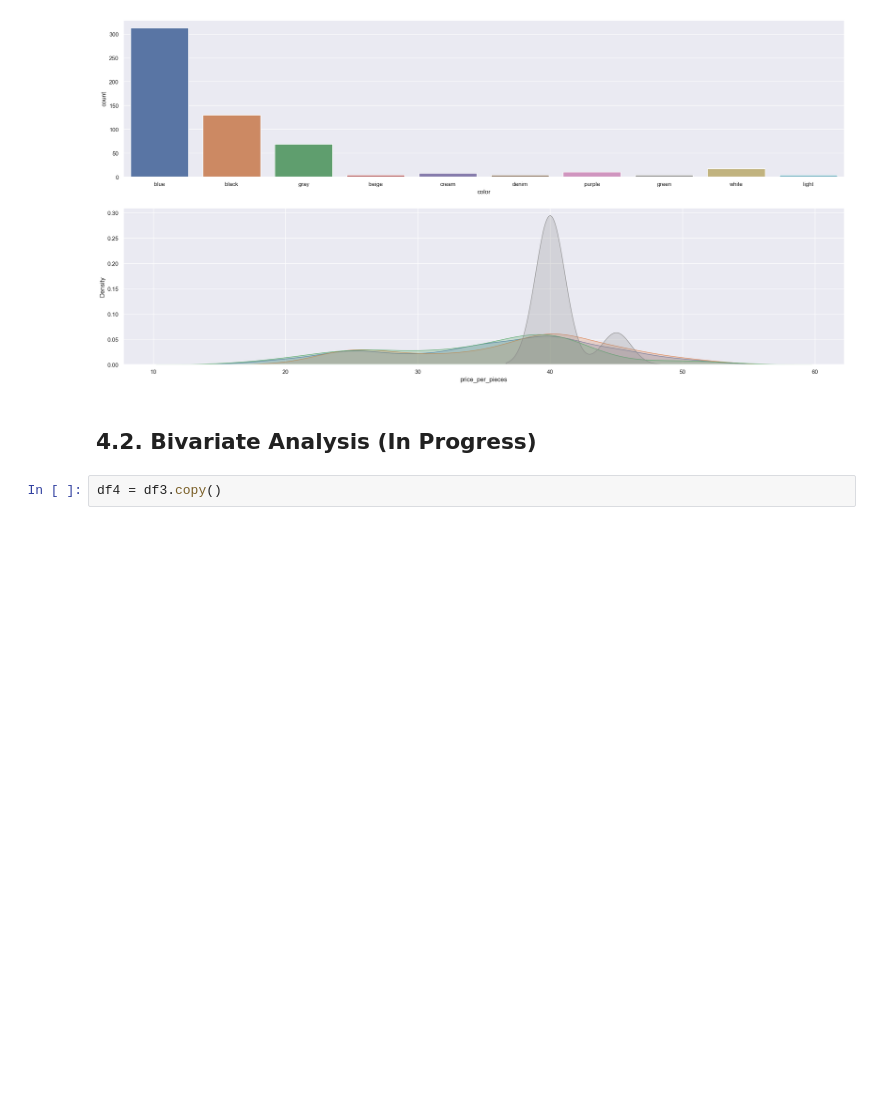
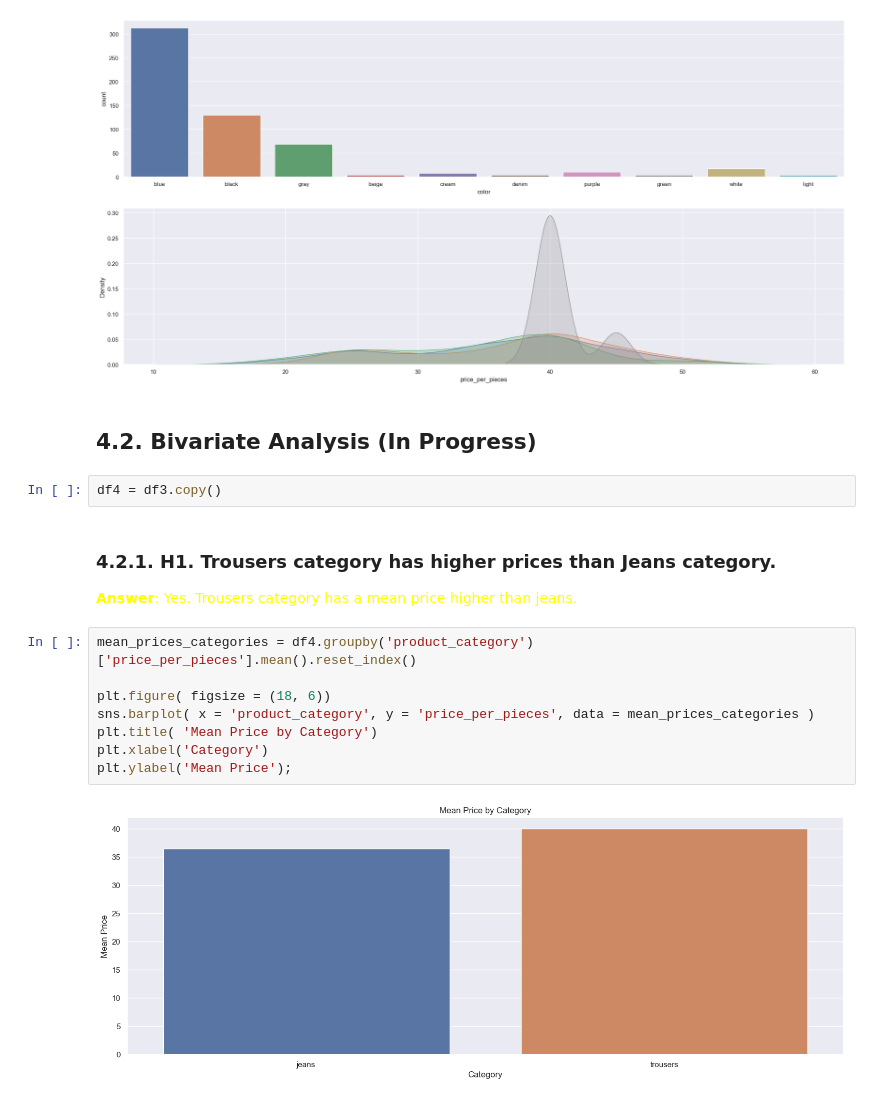
Before and after one commit to luanjesus/star_jeans_webscraping, a Jupyter notebook: eda.ipynb, the cells around one changed output. Cells and saved outputs as stored; diff of their text form; blank space fills up the shorter version.

Commit message:
answer hypotheses H1 and H2 file eda.ipynb

```diff
--- a/eda.ipynb
+++ b/eda.ipynb
@@ -441,3 +441,17 @@ plt.show()
 ## 4.2. Bivariate Analysis (In Progress)
 # %%
 df4 = df3.copy()
+# %% [markdown]
+### 4.2.1. H1. Trousers category has higher prices than Jeans category.
+
+<span style="color:yellow">**Answer**: Yes. Trousers category has a mean price higher than jeans.</span>
+# %%
+mean_prices_categories = df4.groupby('product_category')['price_per_pieces'].mean().reset_index()
+
+plt.figure( figsize = (18, 6))
+sns.barplot( x = 'product_category', y = 'price_per_pieces', data = mean_prices_categories )
+plt.title( 'Mean Price by Category')
+plt.xlabel('Category')
+plt.ylabel('Mean Price');
+# %% [output]
+[figure, added]
```
Also changed, not shown: parts of 2 cells of this notebook.
